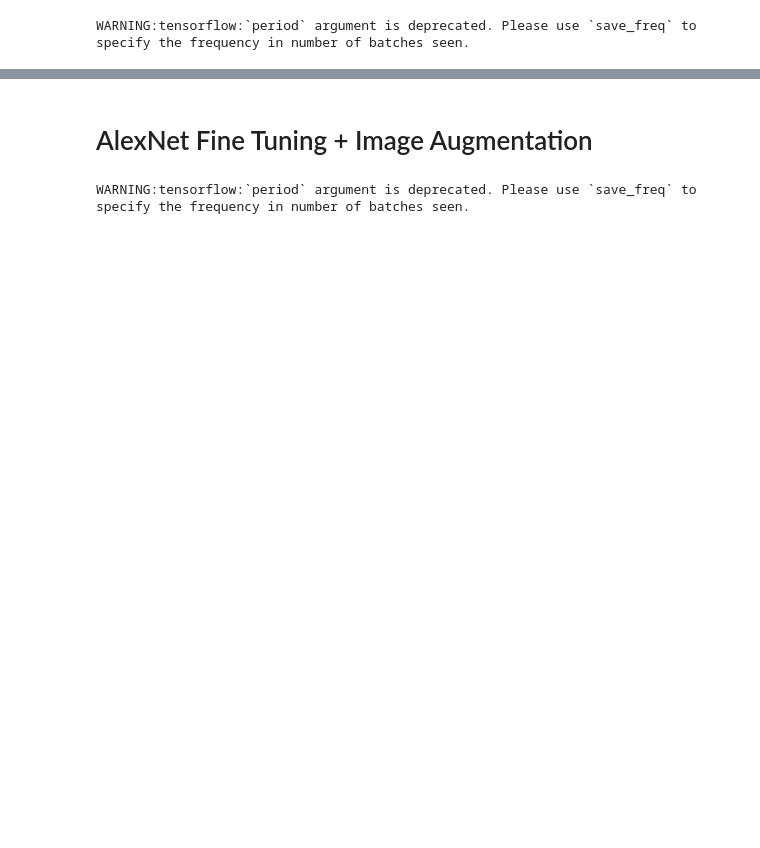
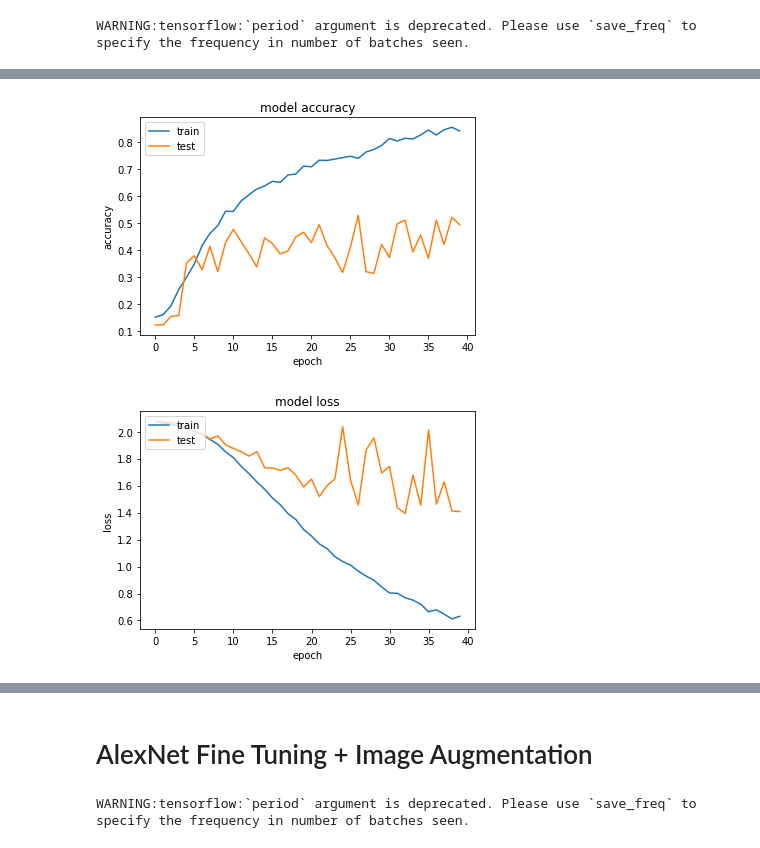
Before and after one commit to mkosaka1/Speech_Emotion_Recognition, a Jupyter notebook: 3. Transfer_Learning - Initial_Model.ipynb, the cells around one changed output, grey strips where cells are left out. Drawn from its saved outputs; the diff is of its cells as text; code cells hidden in the pictures; blank space fills up the shorter version.

```diff
--- a/3. Transfer_Learning - Initial_Model.ipynb
+++ b/3. Transfer_Learning - Initial_Model.ipynb
@@ -1535,7 +1535,7 @@ from tensorflow.keras import layers, models, Model, optimizers
 batch_size=8
 learning_rate = 5e-5
 epochs = 40
-checkpoint = ModelCheckpoint("AN_classifier1.h5", monitor = 'val_acc', verbose=1, save_best_only=True, save_weights_only=False, mode='auto', period=1)
+checkpoint = ModelCheckpoint("AN_classifier2.h5", monitor = 'val_acc', verbose=1, save_best_only=True, save_weights_only=False, mode='auto', period=1)
 model.compile(loss="categorical_crossentropy", optimizer=optimizers.Adam(lr=learning_rate), metrics = ['acc'])
 # %% [output]
 WARNING:tensorflow:`period` argument is deprecated. Please use `save_freq` to specify the frequency in number of batches seen.
@@ -1566,0 +1567,22 @@ Epoch 00040: val_acc did not improve from 0.59028
+# %%
+        # PRINT MODEL HISTORY OF ACCURACY AND LOSS OVER EPOCHS
+plt.plot(history.history['acc'])
+plt.plot(history.history['val_acc'])
+plt.title('model accuracy')
+plt.ylabel('accuracy')
+plt.xlabel('epoch')
+plt.legend(['train', 'test'], loc='upper left')
+# plt.savefig('Augmented_Model_Accuracy.png')
+plt.show()
+# summarize history for loss
+plt.plot(history.history['loss'])
+plt.plot(history.history['val_loss'])
+plt.title('model loss')
+plt.ylabel('loss')
+plt.xlabel('epoch')
+plt.legend(['train', 'test'], loc='upper left')
+# plt.savefig('Augmented_Model_Loss.png')
+plt.show()
+# %% [output]
+[figure, added]
+[figure, added]
```
Also changed, not shown: parts of 11 cells of this notebook.
